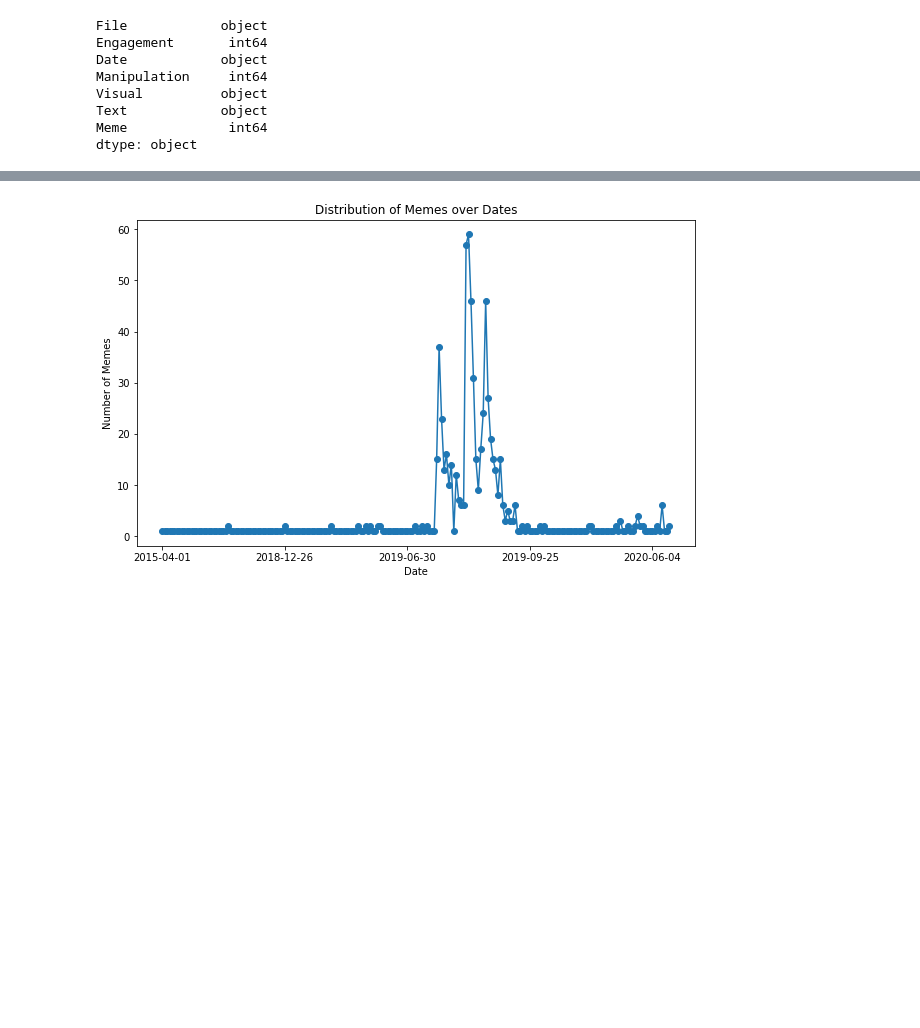
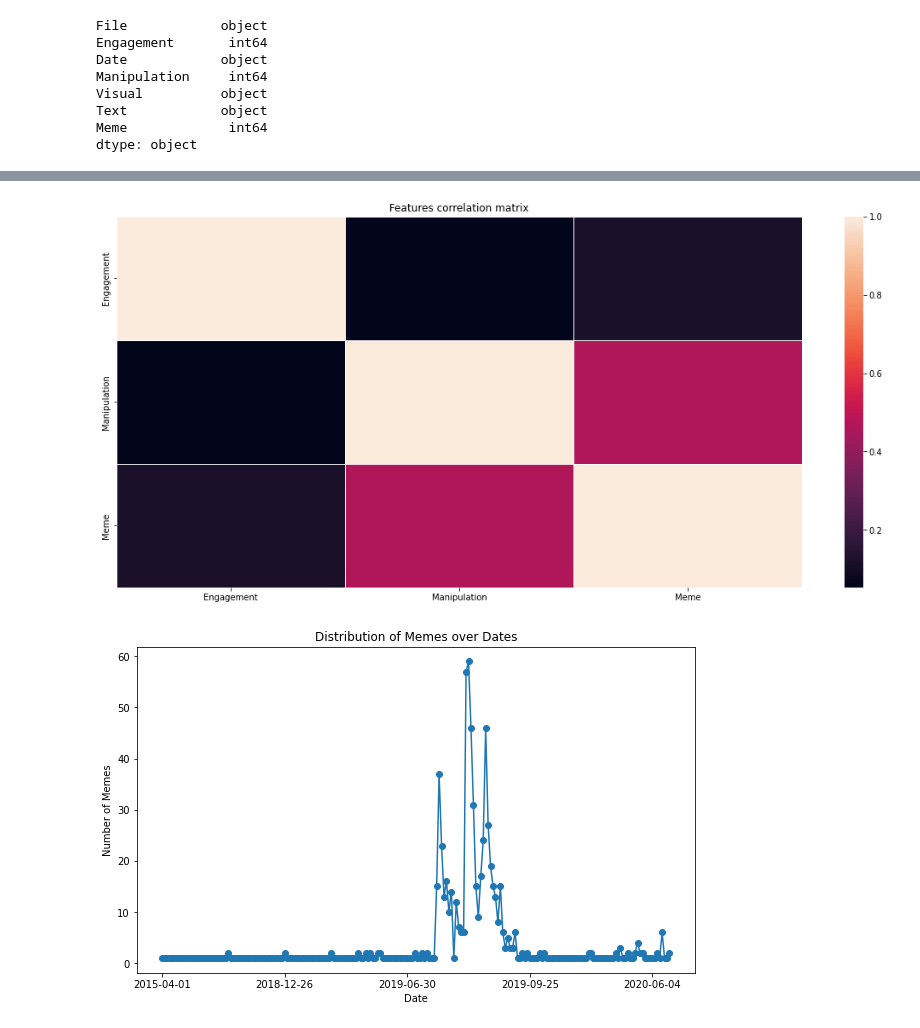
Before and after one commit to simonegramegna/NLP_Dankmeme_classification, a Jupyter notebook: Dankmemes_main.ipynb, the cells around one changed output, grey strips where cells are left out. Drawn from its saved outputs; the diff is of its cells as text; code cells hidden in the pictures; blank space fills up the shorter version.

```diff
--- a/Dankmemes_main.ipynb
+++ b/Dankmemes_main.ipynb
@@ -86,3 +91,10 @@ plt.show()
+# %%
+plt.figure()
+plt.title("Features correlation matrix")
+sns.heatmap(data.corr(), linewidths=.5)
+plt.show()
+# %% [output]
+[figure, added]
 # %%
 # Group the data by date and count the number of memes for each date
 memes_by_date = data[data['Meme'] == 1].groupby('Date').size()
```
Also changed, not shown: parts of 3 cells of this notebook.
